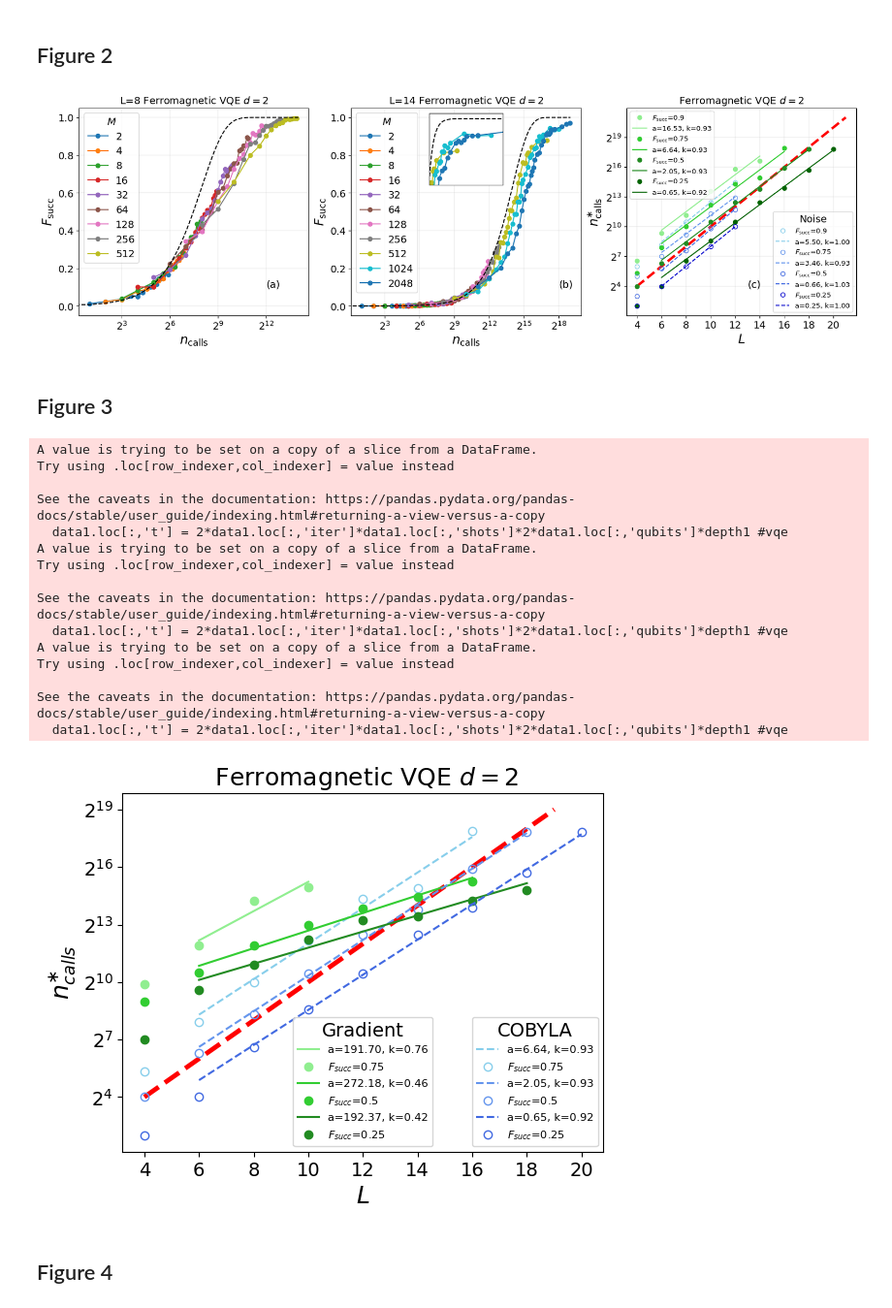
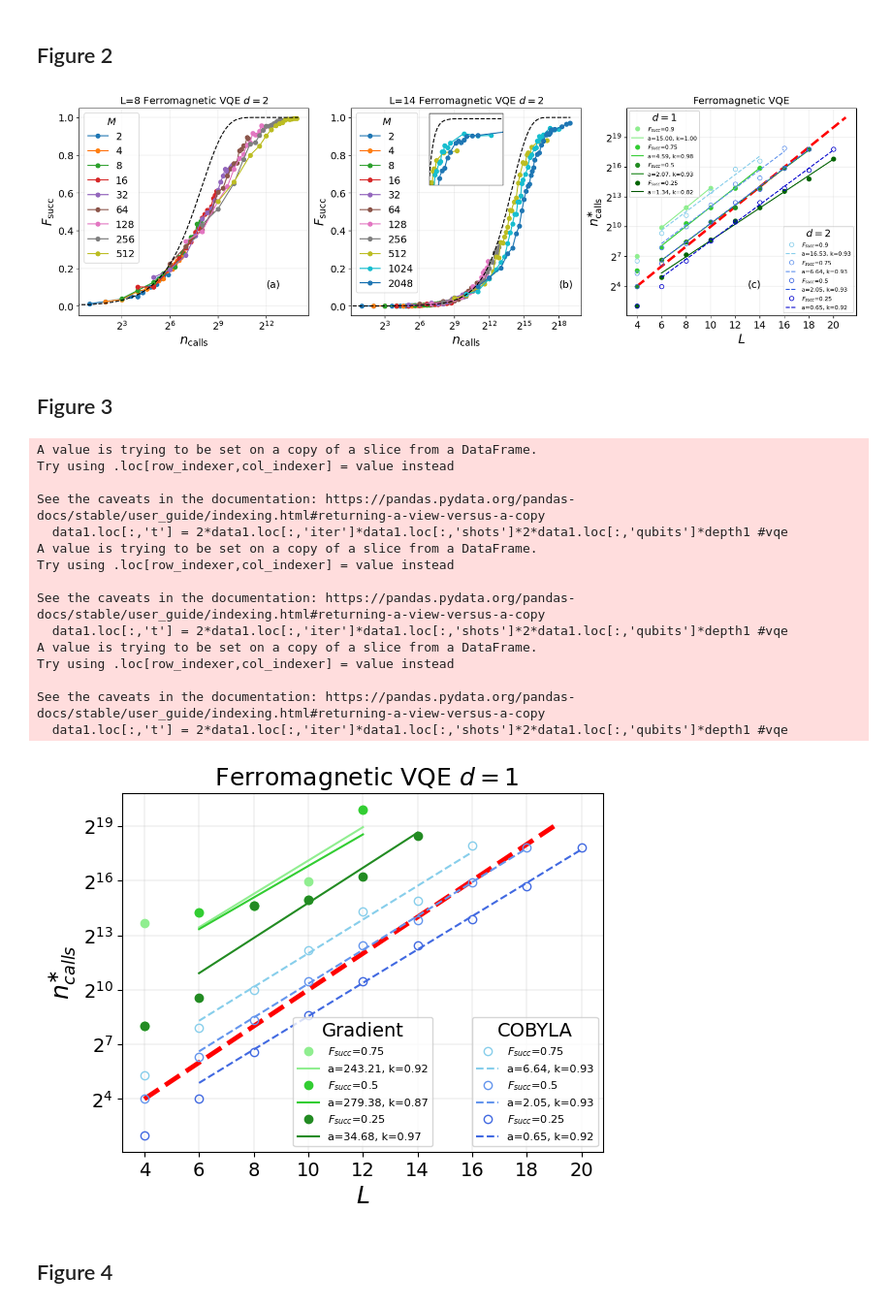
Before and after one commit to gscriva/cvar-opt, a Jupyter notebook: paper-figures.ipynb, the cells around one changed output. Shown at 97% size. Cells and saved outputs as stored; diff of their text form; code cells hidden in the pictures.

```diff
--- a/paper-figures.ipynb
+++ b/paper-figures.ipynb
@@ -138,29 +138,33 @@ for i, subplot in enumerate(subplots.ravel()):
     if i == 2:
         min_qubits, max_qubits = 4, 20
         min_qubits_toplot, max_qubits_toplot = 6, 22
+        qubits_toplot = np.arange(min_qubits_toplot, max_qubits_toplot)
 
-        depth1 = 2
+        depth1 = 1
         depth2 = 2
+        algo = 'vqe'
 
         subplot.plot(np.arange(min_qubits, max_qubits_toplot), fun_exp(np.arange(min_qubits, max_qubits_toplot), 1, 1), color='red', linewidth=3.5, linestyle="dashed")
 
-        p_tresholds = [0.9, 0.75, 0.5, 0.25]
+        plots1, plots2 = [], []
+
+        p_tresholds = [0.90, 0.75, 0.5, 0.25]
         colors = ['lightgreen', 'limegreen', 'forestgreen', 'darkgreen','lightseagreen', 'skyblue', 'cornflowerblue' , 'royalblue', 'mediumblue', 'darkblue']
         for j, (p, color) in enumerate(zip(p_tresholds, colors)):
-            data1 = ferro_df[(ferro_df['algo'] == 'vqe') & (ferro_df['circ_depth'] == depth1) & (ferro_df['qubits'] >= min_qubits)]
-            data2 = noise_df[(noise_df['algo'] == 'vqe') & (noise_df['circ_depth'] == depth2) & (noise_df['qubits'] >= min_qubits)]
+            data1 = ferro_df[(ferro_df['algo'] == algo) & (ferro_df['circ_depth'] == depth1) & (ferro_df['qubits'] >= min_qubits)]
+            data2 = ferro_df[(ferro_df['algo'] == algo) & (ferro_df['circ_depth'] == depth2) & (ferro_df['qubits'] >= min_qubits)]
 
             gt_p1 = data1[data1['p_succ'] > p].groupby('qubits', as_index=False)['t'].min()
             gt_p2 = data2[data2['p_succ'] > p].groupby('qubits', as_index=False)['t'].min()
 
-            popt1, _ = optimize.curve_fit(fun_lin, gt_p1['qubits'][2:], np.log2(gt_p1['t'][2:]))
-            plot1, = subplot.plot(gt_p1['qubits'], gt_p1['t'], "o", label=r"$F_{\mathrm{succ}}$"+f"={p}", color=color)
+            popt1, _ = optimize.curve_fit(fun_lin, gt_p1['qubits'][1:], np.log2(gt_p1['t'][1:]))
+            plot1, = subplot.plot(gt_p1['qubits'], gt_p1['t'], "o", label=r"$F_{succ}$"+f"={p}", color=color)
             plots1.append(plot1)
             plot1, = subplot.plot(gt_p1['qubits'][1:], fun_exp(gt_p1['qubits'][1:], 2**popt1[0], popt1[1]), "-", label=f"a={2**popt1[0]:.2f}, k={popt1[1]:.2f}", color=color)
             plots1.append(plot1)
 
             popt2, _ = optimize.curve_fit(fun_lin, gt_p2['qubits'][2:], np.log2(gt_p2['t'][2:]))
-            plot2, = subplot.plot(gt_p2['qubits'], gt_p2['t'], "o", label=r"$F_{\mathrm{succ}}$"+f"={p}", fillstyle='none', color=colors[j+5])
+            plot2, = subplot.plot(gt_p2['qubits'], gt_p2['t'], "o", label=r"$F_{succ}$"+f"={p}", fillstyle='none', color=colors[j+5])
             plots2.append(plot2)
             plot2, = subplot.plot(gt_p2['qubits'][1:], fun_exp(gt_p2['qubits'][1:], 2**popt2[0], popt2[1]), "--", label=f"a={2**popt2[0]:.2f}, k={popt2[1]:.2f}", color=colors[j+5])
             plots2.append(plot2)
@@ -170,20 +174,20 @@ for i, subplot in enumerate(subplots.ravel()):
         subplot.set_xlabel(r"$L$")
         subplot.set_xticks(np.arange(min_qubits, max_qubits+1, 2))
 
+        first_legend = subplot.legend(handles=plots1, title=r"$d=$"+f"{depth1}", loc='upper left', fontsize="xx-small")
+        ax = subplot.add_artist(first_legend)
+
         subplot.grid(linewidth = 0.2)
 
-        first_legend = subplot.legend(handles=plots1, loc='upper left', fontsize="x-small")
-        ax = subplot.add_artist(first_legend)
+        subplot.legend(handles=plots2, loc='lower right', title=r"$d=$"+f"{depth2}", fontsize="xx-small")
 
-        subplot.legend(handles=plots2, loc='lower right', title="Noise", fontsize="x-small")
-
-        subplot.set_title("Ferromagnetic " + r"VQE $d=$"+f"{depth2}", fontsize=14)
+        subplot.set_title("Ferromagnetic " + r"VQE", fontsize=14)
 
         subplot.text(13, 2**3.9, '(c)')
 
 plt.savefig("img/fig2.png", dpi=300)
 # %% [output]
-[figure, old version]
+[figure, new version]
 # %% [markdown]
 
 ## Figure 3
@@ -221,6 +225,8 @@ for j, (p, color) in enumerate(zip(p_tresholds, colors)):
     gt_p1 = data1[data1['p_succ'] > p].groupby('qubits', as_index=False)['t'].min()
     gt_p2 = data2[data2['p_succ'] > p].groupby('qubits', as_index=False)['t'].min()
 
+    plot1, = ax.plot(gt_p1['qubits'], gt_p1['t'], "o", label=r"$F_{succ}$"+f"={p}", color=color)
+    plots1.append(plot1)
     if p!=0.9:
         popt1, _ = optimize.curve_fit(fun_lin, gt_p1['qubits'][1:], np.log2(gt_p1['t'])[1:])
         plot1, = ax.plot(gt_p1['qubits'][1:], fun_exp(gt_p1['qubits'][1:], 2**popt1[0], popt1[1]), "-", label=f"a={2**popt1[0]:.2f}, k={popt1[1]:.2f}", color=color)
@@ -228,44 +234,44 @@ for j, (p, color) in enumerate(zip(p_tresholds, colors)):
         popt1, _ = optimize.curve_fit(fun_lin, gt_p1['qubits'], np.log2(gt_p1['t']))
         plot1, = ax.plot(gt_p1['qubits'], fun_exp(gt_p1['qubits'], 2**popt1[0], popt1[1]), "-", label=f"a={2**popt1[0]:.2f}, k={popt1[1]:.2f}", color=color)
     plots1.append(plot1)
-    plot1, = ax.plot(gt_p1['qubits'], gt_p1['t'], "o", label=r"$F_{succ}$"+f"={p}", color=color)
-    plots1.append(plot1)
 
     popt2, _ = optimize.curve_fit(fun_lin, gt_p2['qubits'][2:], np.log2(gt_p2['t'])[2:])
+    plot2, = ax.plot(gt_p2['qubits'], gt_p2['t'], "o", label=r"$F_{succ}$"+f"={p}", fillstyle='none', color=colors[j+5])
+    plots2.append(plot2)
     plot2, = ax.plot(gt_p2['qubits'][1:], fun_exp(gt_p2['qubits'][1:], 2**popt2[0], popt2[1]), "--", label=f"a={2**popt2[0]:.2f}, k={popt2[1]:.2f}", color=colors[j+5])
-    plots2.append(plot2)
-    plot2, = ax.plot(gt_p2['qubits'], gt_p2['t'], "o", label=r"$F_{succ}$"+f"={p}", fillstyle='none', color=colors[j+5])
     plots2.append(plot2)
 
 ax.set_yscale('log', base=2)
 ax.set_ylabel(r"$n^{\ast}_{calls}$")
 ax.set_xlabel(r"$L$")
 ax.set_xticks(np.arange(min_qubits, max_qubits+1, 2))
+
+ax.grid(linewidth = 0.2)
 
 first_legend = ax.legend(handles=plots1, title=r"Gradient", loc='lower center', fontsize="xx-small")
 ax1 = plt.gca().add_artist(first_legend)
 ax.legend(handles=plots2, loc='lower right', title=r"COBYLA", fontsize="xx-small")
 
 ax.set_title(f" Ferromagnetic {algo.upper()} " + r"$d=$"+f"{depth1}")
 
 L=plt.savefig("img/fig3", dpi=300)
 # %% [output]
 A value is trying to be set on a copy of a slice from a DataFrame.
 Try using .loc[row_indexer,col_indexer] = value instead
 
 See the caveats in the documentation: https://pandas.pydata.org/pandas-docs/stable/user_guide/indexing.html#returning-a-view-versus-a-copy
   data1.loc[:,'t'] = 2*data1.loc[:,'iter']*data1.loc[:,'shots']*2*data1.loc[:,'qubits']*depth1 #vqe
 A value is trying to be set on a copy of a slice from a DataFrame.
 Try using .loc[row_indexer,col_indexer] = value instead
 
 See the caveats in the documentation: https://pandas.pydata.org/pandas-docs/stable/user_guide/indexing.html#returning-a-view-versus-a-copy
   data1.loc[:,'t'] = 2*data1.loc[:,'iter']*data1.loc[:,'shots']*2*data1.loc[:,'qubits']*depth1 #vqe
 A value is trying to be set on a copy of a slice from a DataFrame.
 Try using .loc[row_indexer,col_indexer] = value instead
 
 See the caveats in the documentation: https://pandas.pydata.org/pandas-docs/stable/user_guide/indexing.html#returning-a-view-versus-a-copy
   data1.loc[:,'t'] = 2*data1.loc[:,'iter']*data1.loc[:,'shots']*2*data1.loc[:,'qubits']*depth1 #vqe
-[figure, old version]
+[figure, new version]
 # %% [markdown]
 
 ## Figure 4
```
Also changed, not shown: parts of 2 cells of this notebook.
